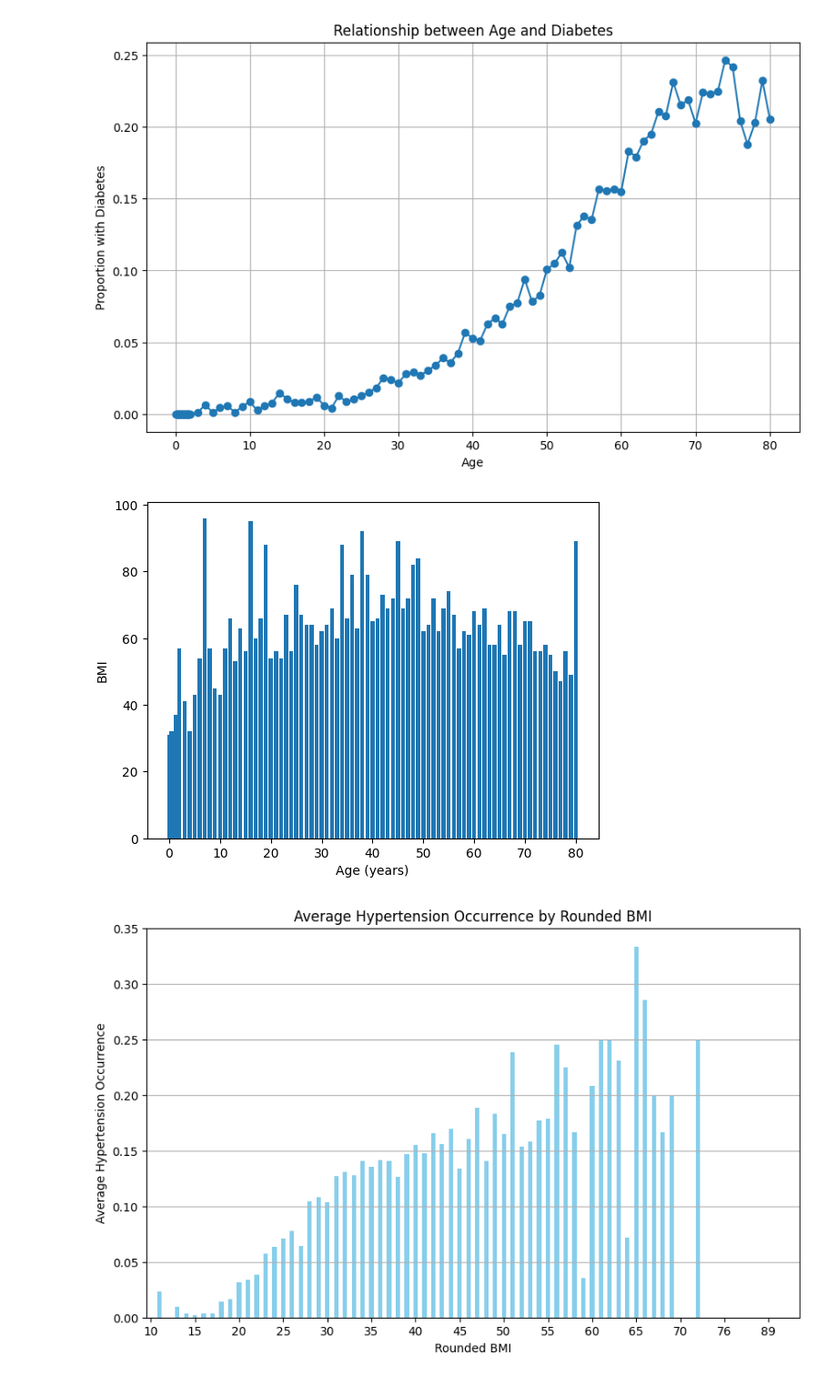
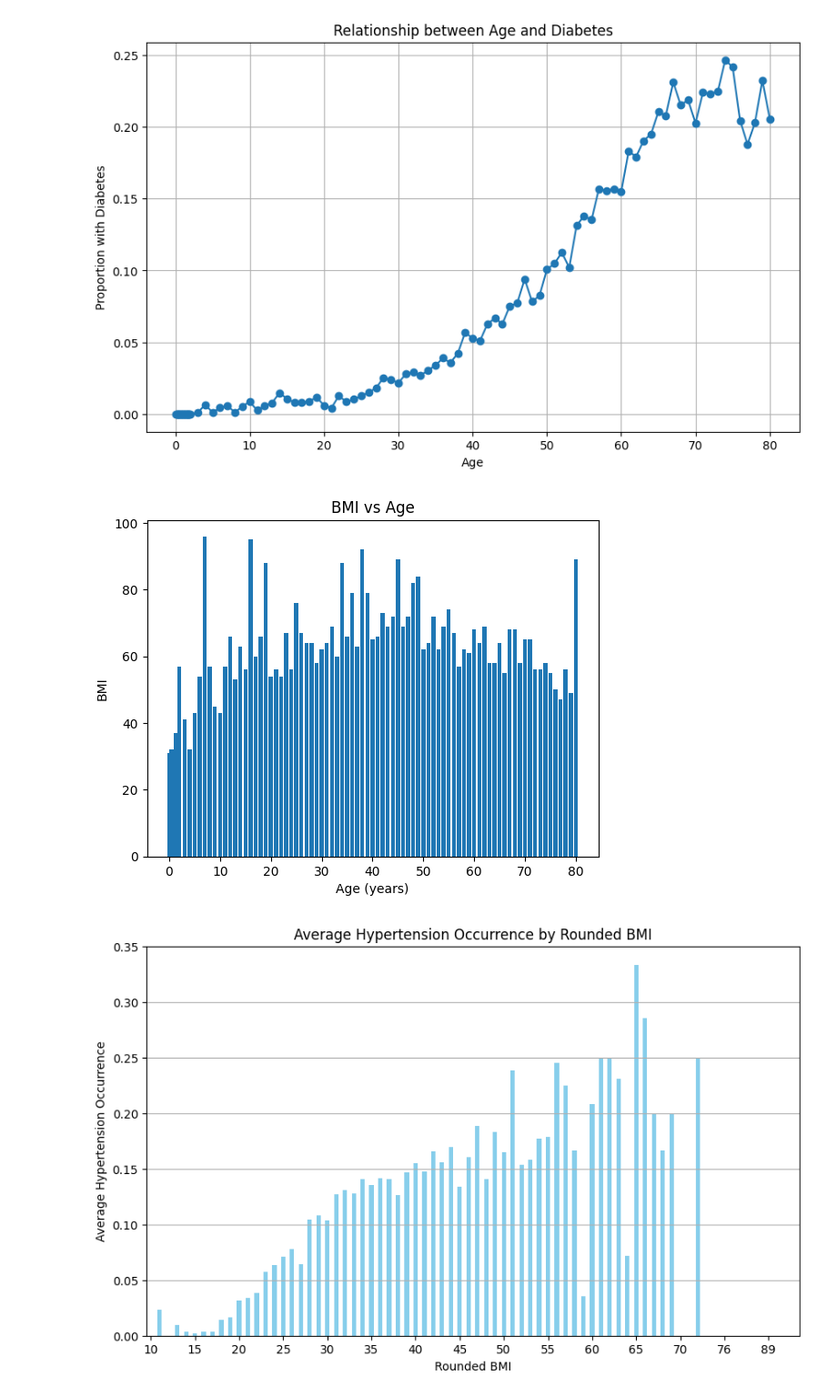
Before and after one commit to paulettepetracco/diabetes_predictive_analysis, a Jupyter notebook: analysis/script.ipynb, the cells around one changed output. Shown at 91% size. Drawn from its saved outputs; the diff is of its cells as text; code cells hidden in the pictures.

```diff
--- a/analysis/script.ipynb
+++ b/analysis/script.ipynb
@@ -461,10 +458,11 @@ plt.show()
 # %%
 plt.bar(data["age"], data["rounded_bmi"])
 plt.xlabel("Age (years)")
 plt.ylabel("BMI")
+plt.title("BMI vs Age")
 plt.show()
 # %% [output]
-[figure, old version]
+[figure, new version]
 # %%
 # Group the data by rounded BMI and calculate the average diabetes occurrence for each rounded BMI value
 data['rounded_bmi'] = np.round(data['bmi']).astype(int)
```
Also changed, not shown: parts of 6 cells of this notebook.
